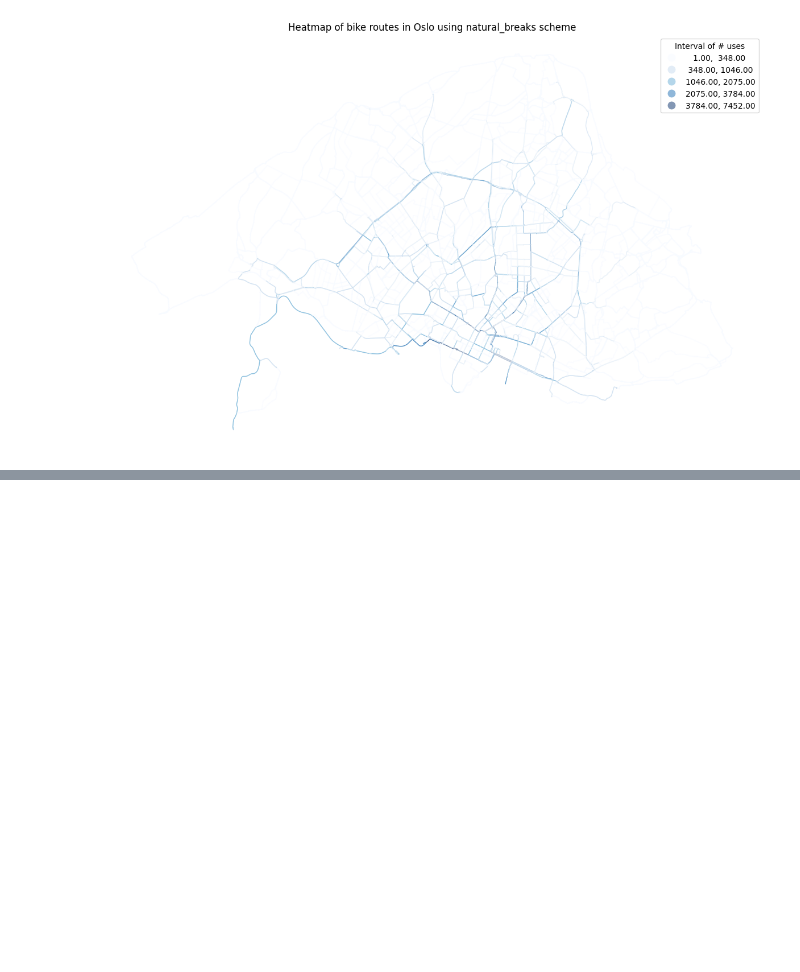
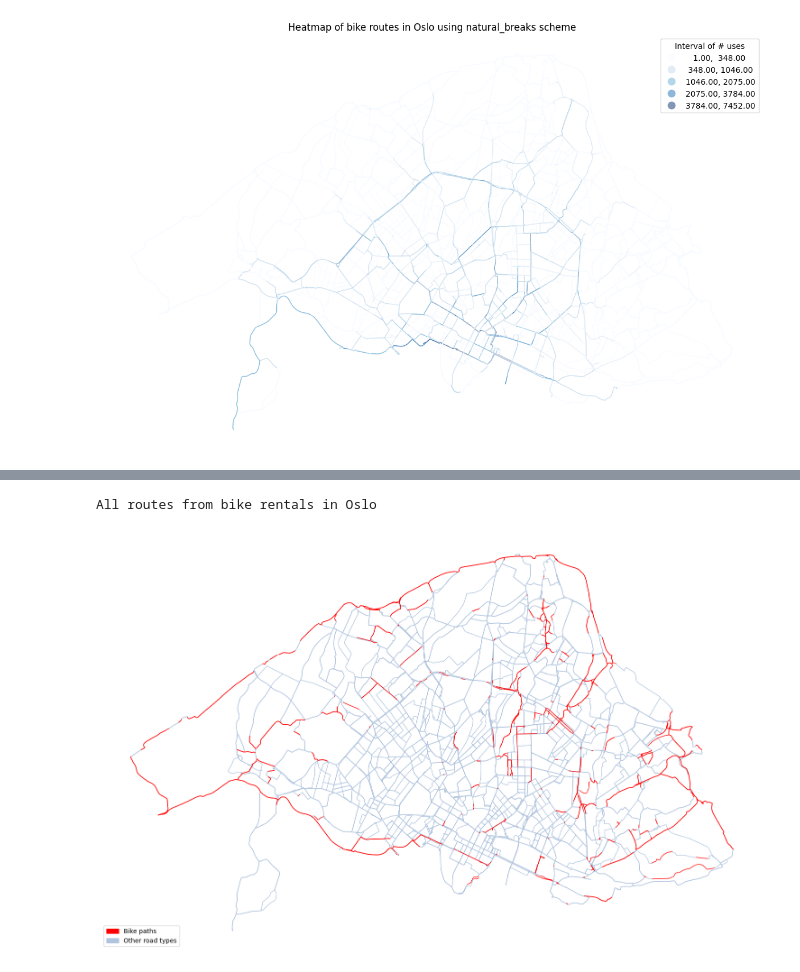
Before and after one commit to ThomasClaudinger/KDS_GeospatialDataScience_project, a Jupyter notebook: scripts/map_of_routes_freq.ipynb, the cells around one changed output, grey strips where cells are left out. Cells and saved outputs as stored; diff of their text form; code cells hidden in the pictures; blank space fills up the shorter version.

```diff
--- a/scripts/map_of_routes_freq.ipynb
+++ b/scripts/map_of_routes_freq.ipynb
@@ -180,0 +310,38 @@ NameError: name 'Normalize' is not defined
+# %%
+import matplotlib.pyplot as plt
+import geopandas as gpd
+
+
+# Set the column to plot
+column_to_plot = 'count'
+
+# Create a figure and axis
+fig, ax = plt.subplots(figsize=(15, 15))
+
+# Filter the GeoDataFrame based on the condition
+segments_gdf_red = segments_gdf[segments_gdf['waytype'] == '6']
+segments_gdf_blue = segments_gdf[segments_gdf['waytype'] != '6']
+
+# Plot the data with different colors
+segments_gdf_blue.plot(column=column_to_plot, color='lightsteelblue', linewidth=1, alpha=1, ax=ax)
+segments_gdf_red.plot(column=column_to_plot, color='red', linewidth=1, alpha=1, ax=ax)
+
+# Legend that describes the colors
+red_patch = mpatches.Patch(color='red', label='Bike paths')
+blue_patch = mpatches.Patch(color='lightsteelblue', label='Other road types')
+plt.legend(handles=[red_patch, blue_patch], loc='lower left')
+
+# Remove all axis spines and ticks
+ax.axis('off')
+
+# Set the title of the plot
+# ax.set_title('All routes from bike rentals in Oslo')
+print('All routes from bike rentals in Oslo')
+
+# Show the plot
+plt.tight_layout()
+plt.savefig('../heatmap_routes_all.png', bbox_inches='tight', dpi=600)
+plt.show()
+# %% [output]
+All routes from bike rentals in Oslo
+[figure, added]
```
Also changed, not shown: parts of 16 cells of this notebook, 3 other files.
